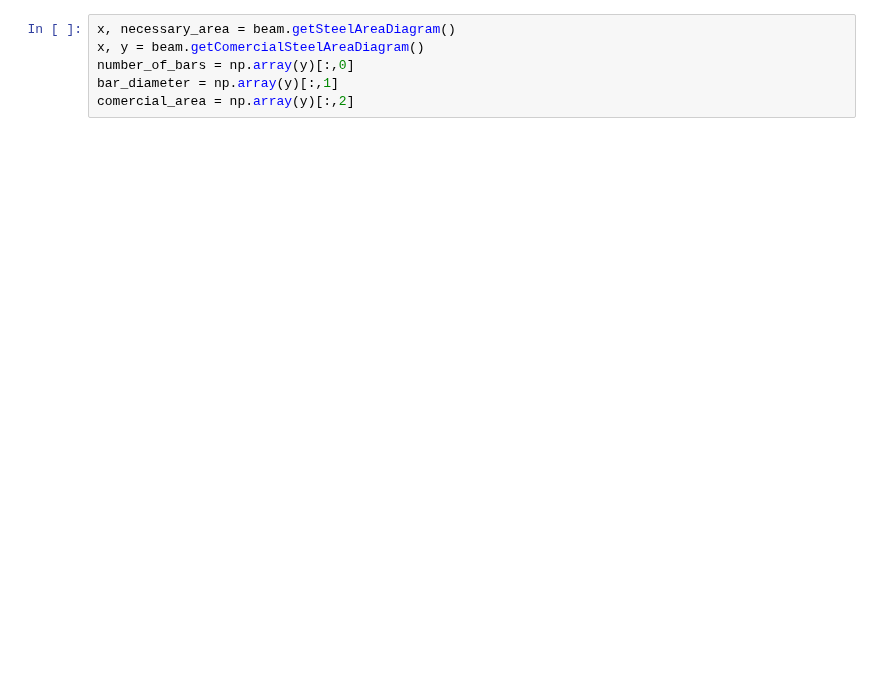
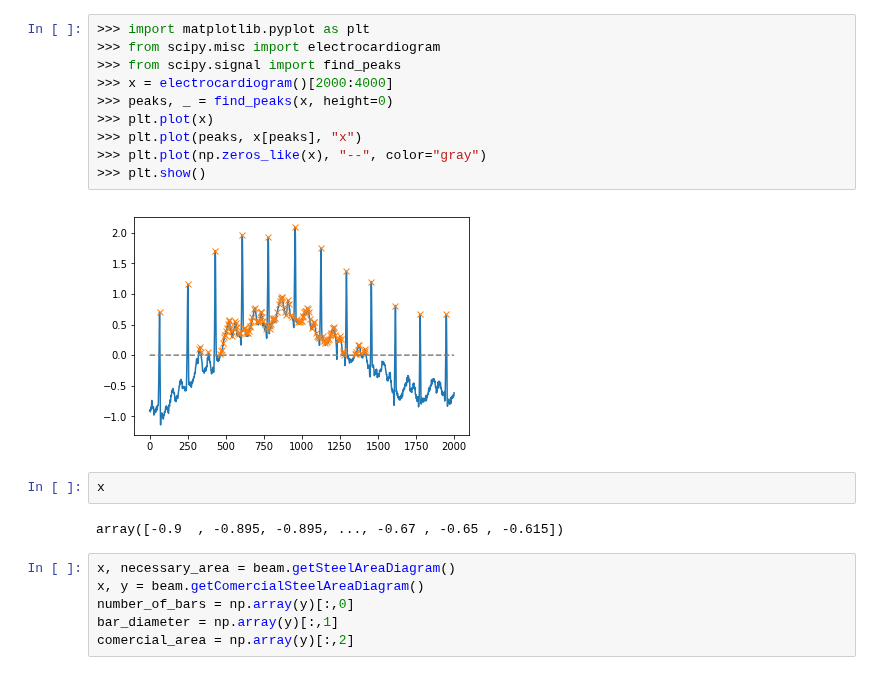
Before and after one commit to luisggc/FConcrete, a Jupyter notebook: Hiper.ipynb, the cells around one changed output. Drawn from its saved outputs; the diff is of its cells as text; blank space fills up the shorter version.

```diff
--- a/Hiper.ipynb
+++ b/Hiper.ipynb
@@ -403,3 +143,19 @@ beam = Beam(
+# %%
+>>> import matplotlib.pyplot as plt
+>>> from scipy.misc import electrocardiogram
+>>> from scipy.signal import find_peaks
+>>> x = electrocardiogram()[2000:4000]
+>>> peaks, _ = find_peaks(x, height=0)
+>>> plt.plot(x)
+>>> plt.plot(peaks, x[peaks], "x")
+>>> plt.plot(np.zeros_like(x), "--", color="gray")
+>>> plt.show()
+# %% [output]
+[figure, added]
+# %%
+x
+# %% [output]
+array([-0.9  , -0.895, -0.895, ..., -0.67 , -0.65 , -0.615])
 # %%
 x, necessary_area = beam.getSteelAreaDiagram()
 x, y = beam.getComercialSteelAreaDiagram()
```
Also changed, not shown: parts of 41 cells of this notebook, 8 other files.
